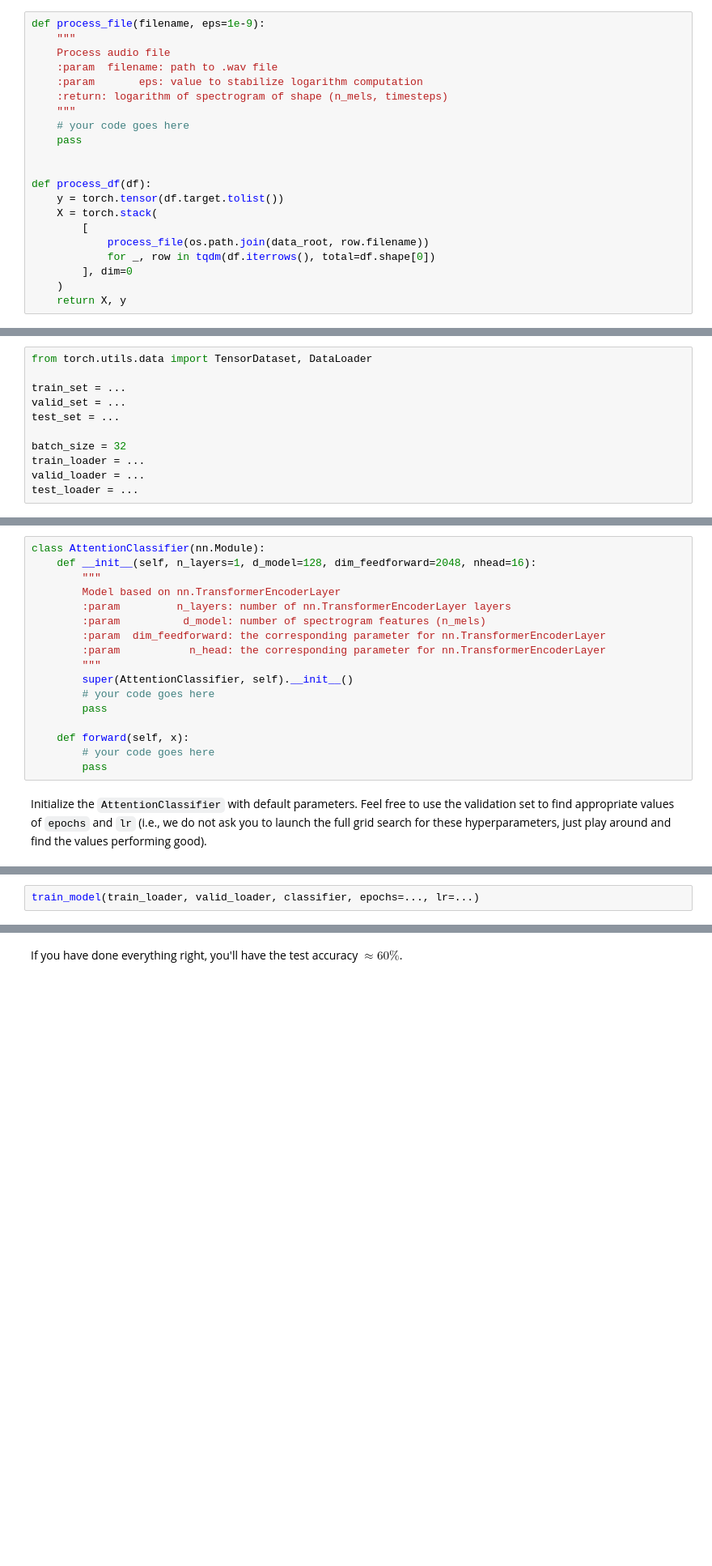
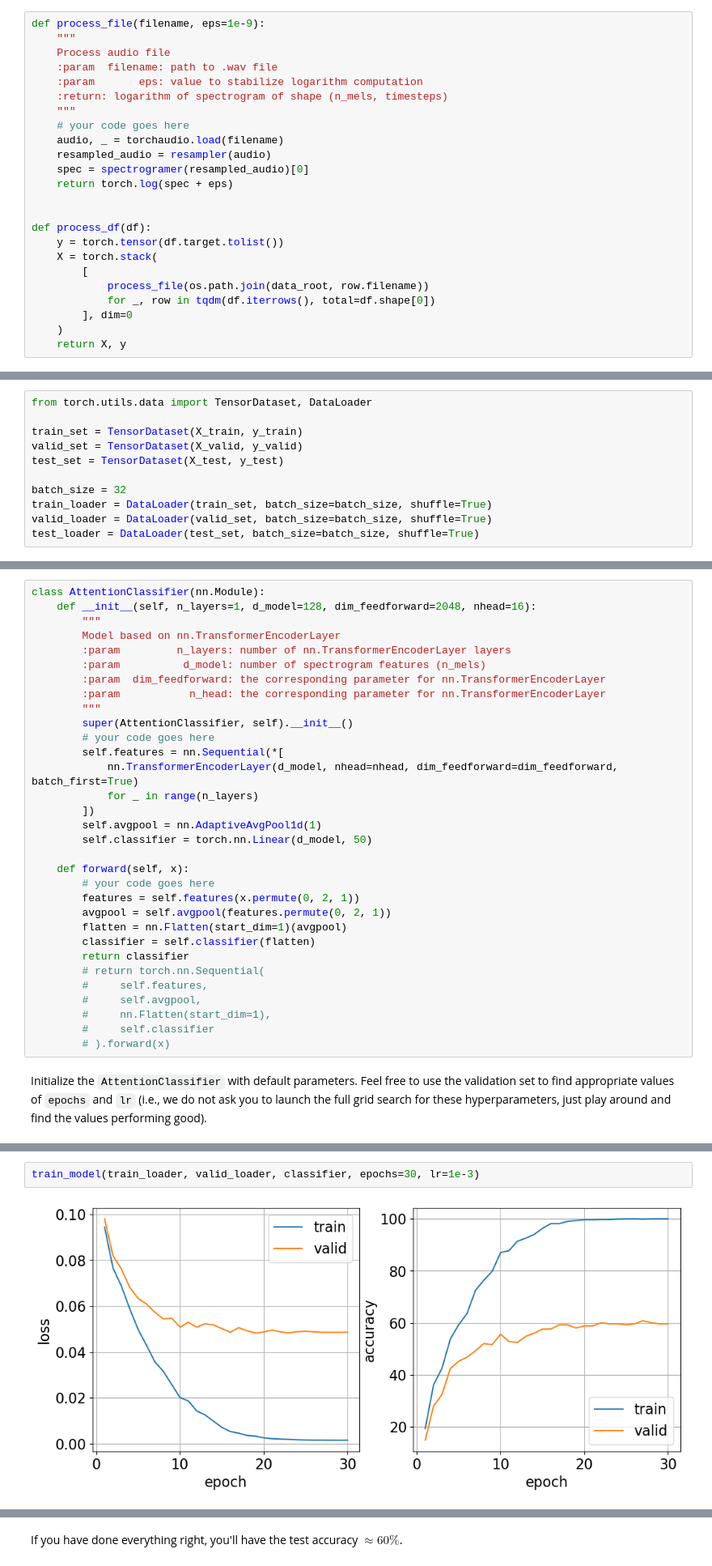
Before and after one commit to enotvtapke/deep-learning, a Jupyter notebook: Practice_5_Audio.ipynb, the cells around one changed output, grey strips where cells are left out. Shown at 81% size. Drawn from its saved outputs; the diff is of its cells as text; blank space fills up the shorter version.

```diff
--- a/Practice_5_Audio.ipynb
+++ b/Practice_5_Audio.ipynb
@@ -103,7 +141,10 @@ def process_file(filename, eps=1e-9):
     :return: logarithm of spectrogram of shape (n_mels, timesteps)
     """
     # your code goes here
-    pass
+    audio, _ = torchaudio.load(filename)
+    resampled_audio = resampler(audio)
+    spec = spectrogramer(resampled_audio)[0]
+    return torch.log(spec + eps)
 
 
 def process_df(df):
@@ -126,14 +167,14 @@ Finally, you need to initialize training, validation and testing datasets (use `
 # %%
 from torch.utils.data import TensorDataset, DataLoader
 
-train_set = ...
-valid_set = ...
-test_set = ...
+train_set = TensorDataset(X_train, y_train)
+valid_set = TensorDataset(X_valid, y_valid)
+test_set = TensorDataset(X_test, y_test)
 
 batch_size = 32
-train_loader = ...
-valid_loader = ...
-test_loader = ...
+train_loader = DataLoader(train_set, batch_size=batch_size, shuffle=True)
+valid_loader = DataLoader(valid_set, batch_size=batch_size, shuffle=True)
+test_loader = DataLoader(test_set, batch_size=batch_size, shuffle=True)
 # %% [markdown]
 ## Task 0.2. Implementing training loop [1 pts]
 # %% [markdown]
@@ -258,11 +331,26 @@ class AttentionClassifier(nn.Module):
         """
         super(AttentionClassifier, self).__init__()
         # your code goes here
-        pass
+        self.features = nn.Sequential(*[
+            nn.TransformerEncoderLayer(d_model, nhead=nhead, dim_feedforward=dim_feedforward, batch_first=True)
+            for _ in range(n_layers)
+        ])
+        self.avgpool = nn.AdaptiveAvgPool1d(1)
+        self.classifier = torch.nn.Linear(d_model, 50)
 
     def forward(self, x):
         # your code goes here
-        pass
+        features = self.features(x.permute(0, 2, 1))
+        avgpool = self.avgpool(features.permute(0, 2, 1))
+        flatten = nn.Flatten(start_dim=1)(avgpool)
+        classifier = self.classifier(flatten)
+        return classifier
+        # return torch.nn.Sequential(
+        #     self.features,
+        #     self.avgpool,
+        #     nn.Flatten(start_dim=1),
+        #     self.classifier
+        # ).forward(x)
 # %% [markdown]
 Initialize the `AttentionClassifier` with default parameters. Feel free to use the validation set to find appropriate values of `epochs` and `lr` (i.e., we do not ask you to launch the full grid search for these hyperparameters, just play around and find the values performing good).
 # %%
@@ -274,4 +364,6 @@ if torch.cuda.is_available():
 # %%
-train_model(train_loader, valid_loader, classifier, epochs=..., lr=...)
+train_model(train_loader, valid_loader, classifier, epochs=30, lr=1e-3)
+# %% [output]
+[figure, added]
 # %%
 eval_df = evaluate_model(classifier, eval_df=None)
```
Also changed, not shown: parts of 25 cells of this notebook, 1 other file.
